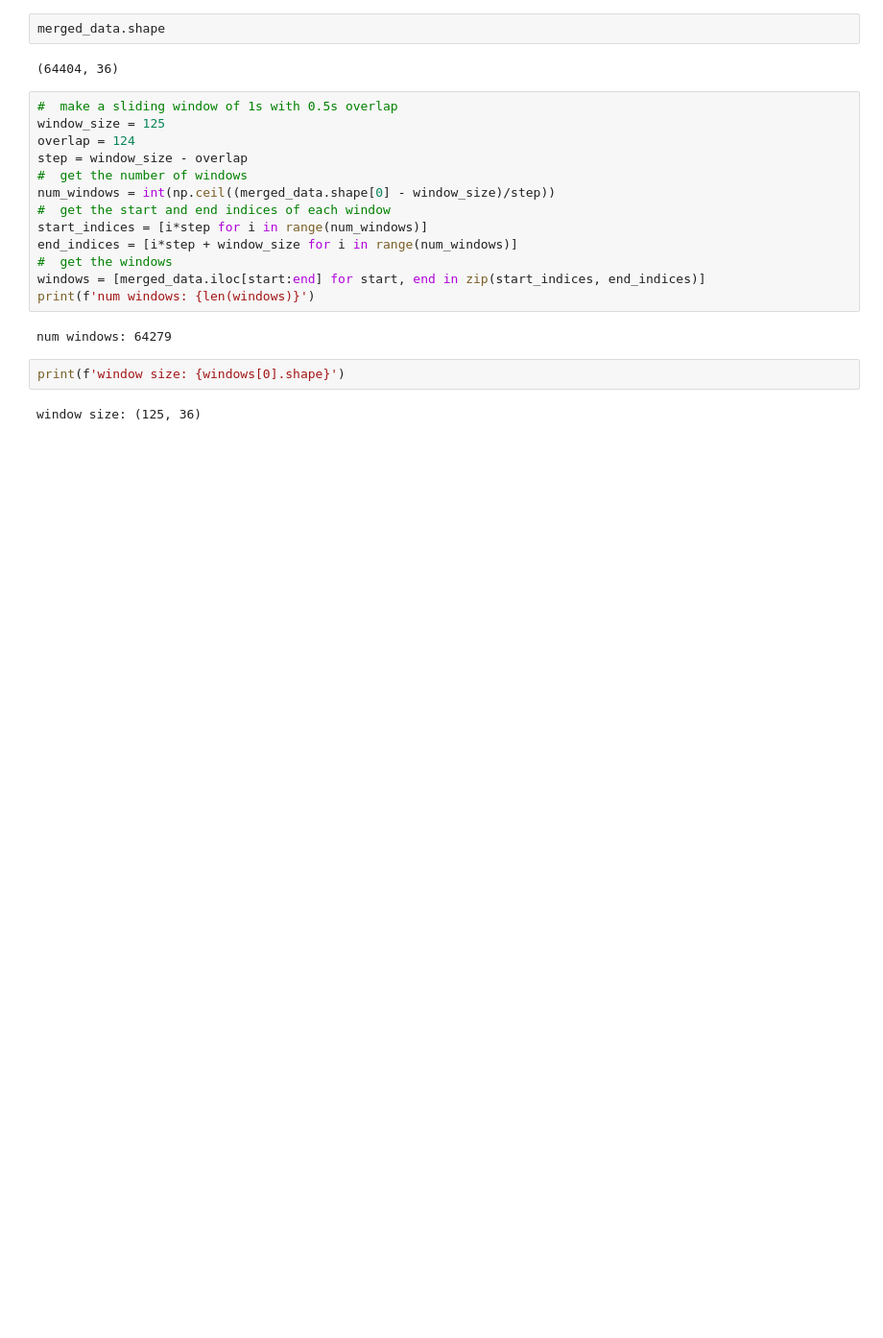
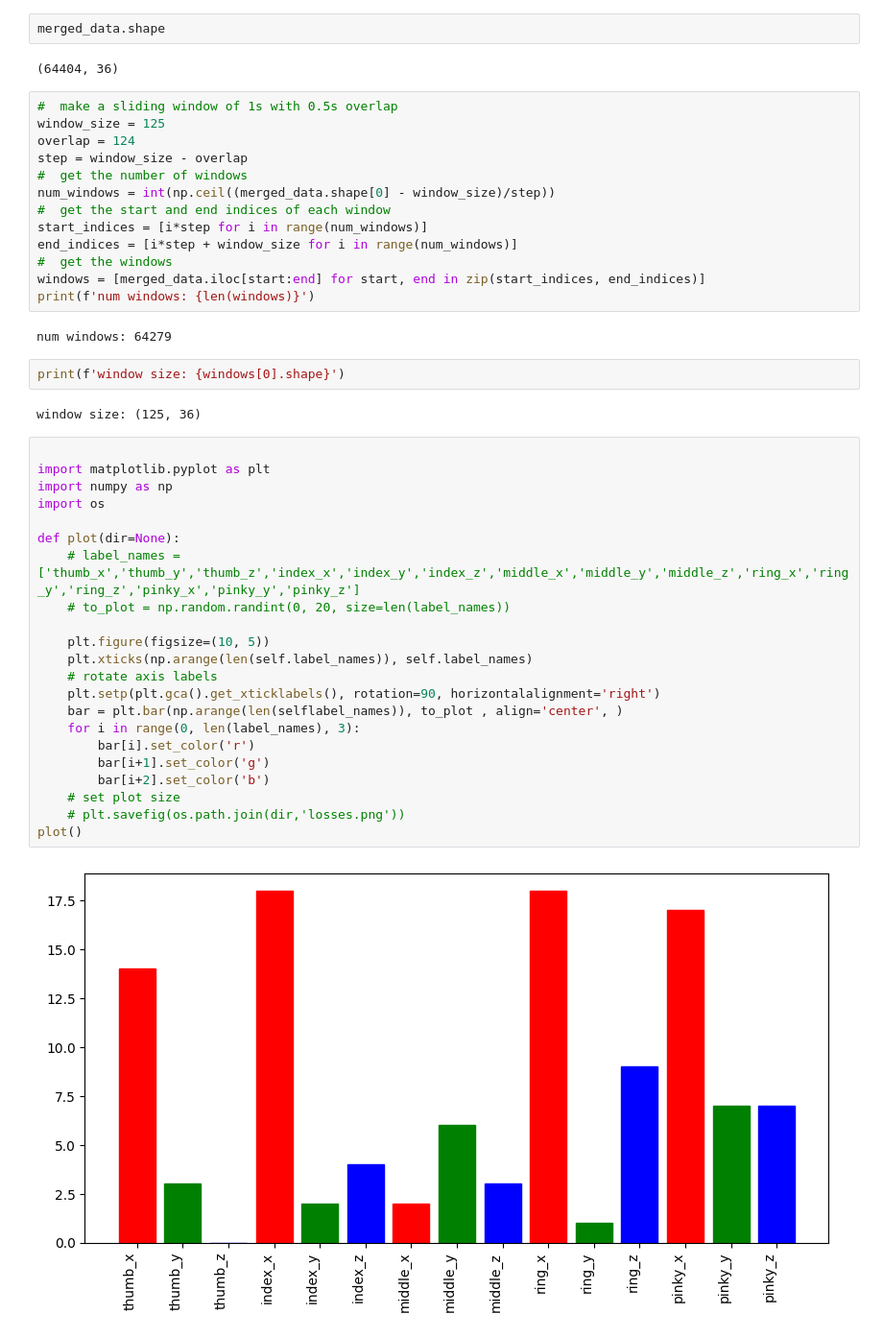
Before and after one commit to rufaelfekadu/finger_pose_estimation, a Jupyter notebook: notebooks/test.ipynb, the cells around one changed output. Shown: that part at 96% size. Cells and saved outputs as stored; diff of their text form; blank space fills up the shorter version.

```diff
--- a/notebooks/test.ipynb
+++ b/notebooks/test.ipynb
@@ -251,3 +251,27 @@ num windows: 64279
 print(f'window size: {windows[0].shape}')
 # %% [output]
 window size: (125, 36)
+# %%
+
+import matplotlib.pyplot as plt
+import numpy as np
+import os
+
+def plot(dir=None):
+    # label_names = ['thumb_x','thumb_y','thumb_z','index_x','index_y','index_z','middle_x','middle_y','middle_z','ring_x','ring_y','ring_z','pinky_x','pinky_y','pinky_z']
+    # to_plot = np.random.randint(0, 20, size=len(label_names))
+
+    plt.figure(figsize=(10, 5))
+    plt.xticks(np.arange(len(self.label_names)), self.label_names)
+    # rotate axis labels
+    plt.setp(plt.gca().get_xticklabels(), rotation=90, horizontalalignment='right')
+    bar = plt.bar(np.arange(len(selflabel_names)), to_plot , align='center', )
+    for i in range(0, len(label_names), 3):
+        bar[i].set_color('r')
+        bar[i+1].set_color('g')
+        bar[i+2].set_color('b')
+    # set plot size
+    # plt.savefig(os.path.join(dir,'losses.png'))
+plot()
+# %% [output]
+[figure, added]
```
Also changed, not shown: 1 other file.
